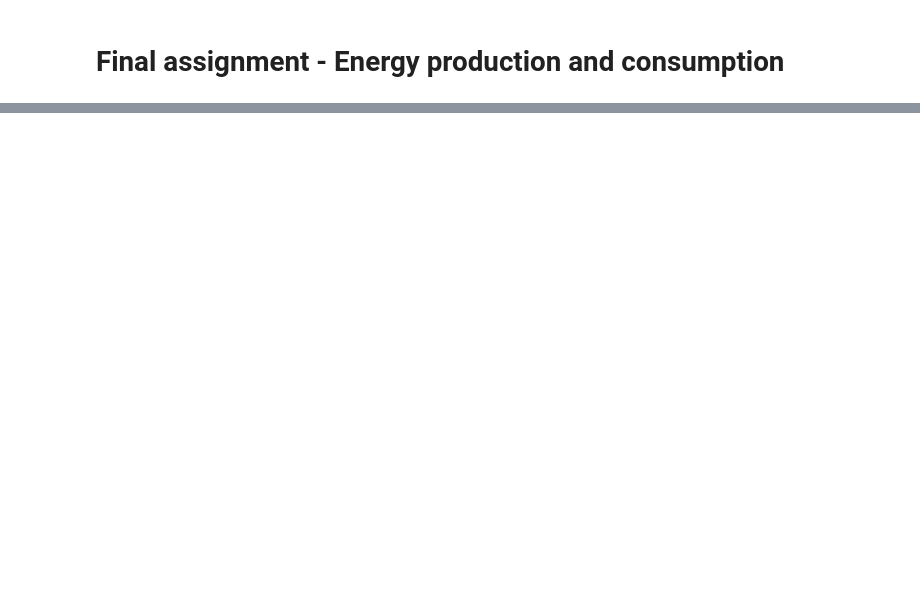
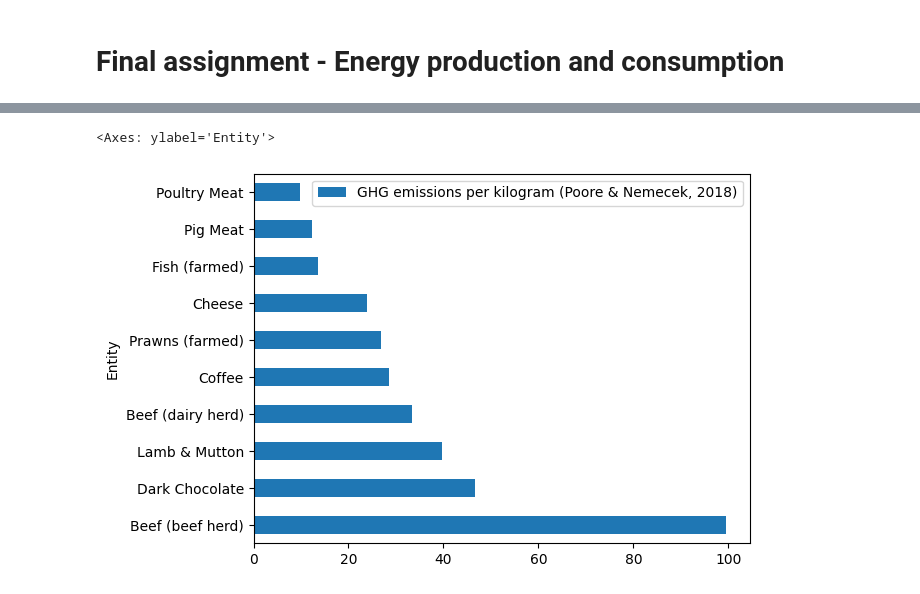
Before and after one commit to MevrouwHelderder/final_assignment, a Jupyter notebook: 2nd_Try_Final_Assignment_Energy_production_and_consumption.ipynb, the cells around one changed output, grey strips where cells are left out. Saved outputs shown, nothing was run; the diff lists cells and outputs as text; code cells hidden in the pictures; blank space fills up the shorter version.

```diff
--- a/2nd_Try_Final_Assignment_Energy_production_and_consumption.ipynb
+++ b/2nd_Try_Final_Assignment_Energy_production_and_consumption.ipynb
@@ -9,24 +10,33 @@ import matplotlib.pyplot as plt
 %load_ext google.colab.data_table
 # %%
-path_base = "https://raw.githubusercontent.com/MevrouwHelderder/final_assignment/main/"
+path_base = 'https://raw.githubusercontent.com/MevrouwHelderder/final_assignment/main/'
 
 paths = {
-    "energy_total" : path_base + "owid-energy-data.csv",
-    "co2_greenhouse" : path_base + "owid-co2-data.csv",
-    "net_zero_pledge" : path_base + "net-zero-targets.csv",
-    # "agri_land_use_total" : path_base + "total-agricultural-area-over-the-long-term.csv",
-    # "grazing" : path_base + "grazing-land-use-over-the-long-term.csv",
-    # "cropland" : path_base + "cropland-use-over-the-long-term.csv"
-}
+    'energy_total' : path_base + 'owid-energy-data.csv',
+    'co2_greenhouse' : path_base + 'owid-co2-data.csv',
+    "net_zero_pledge" : path_base + 'net-zero-targets.csv',
+    'aviation_co2_df' : path_base + 'per-capita-co2-aviation-adjusted.csv',
+    'transport_co2_df': path_base + 'per-capita-co2-transport.csv',
+    'milk_consumption_df': path_base + 'per-capita-milk-consumption.csv',
+    'milk_production_df': path_base + 'milk-production-tonnes.csv',
+    'meat_supply_df': path_base + 'meat-supply-per-person.csv',
+    'meat_production_df': path_base + 'global-meat-production.csv',
+    'food_foodprints_df': path_base + 'food-footprints.csv',
+    'aviation_per_capita_df': path_base + 'per-capita-domestic-aviation-km.csv'}
 
 dataframes = {}
 
 for key, value in paths.items():
   dataframes[key] = pd.read_csv(value)
 
-# energy_total_df = dataframes["energy_total"]
-co2_greenhouse_df = dataframes["co2_greenhouse"]
+energy_total_df = dataframes['energy_total']
+co2_greenhouse_df = dataframes['co2_greenhouse']
 net_zero_pledge_df = dataframes["net_zero_pledge"]
-# agri_land_use_total_df = dataframes["agri_land_use_total"]
-# grazing_df = dataframes["grazing"]
-# cropland_df = dataframes["cropland"]
+aviation_co2_df = dataframes['aviation_co2_df']
+transport_co2_df = dataframes['transport_co2_df']
+milk_consumption_df = dataframes['milk_consumption_df']
+milk_production_df = dataframes['milk_production_df']
+meat_supply_df = dataframes['meat_supply_df']
+meat_production_df = dataframes['meat_production_df']
+food_foodprints_df = dataframes['food_foodprints_df']
+aviation_km_df = dataframes['aviation_per_capita_df']
@@ -130,0 +142,6 @@ co2_one_year.head(5)
+# %%
+top_ten_food_co2 = food_foodprints_df.sort_values('GHG emissions per kilogram (Poore & Nemecek, 2018)', ascending=False).head(10)
+top_ten_food_co2.plot.barh( 'Entity', 'GHG emissions per kilogram (Poore & Nemecek, 2018)')
+# %% [output]
+<Axes: ylabel='Entity'>
+[figure, added]
```
Also changed, not shown: parts of 26 cells of this notebook.
